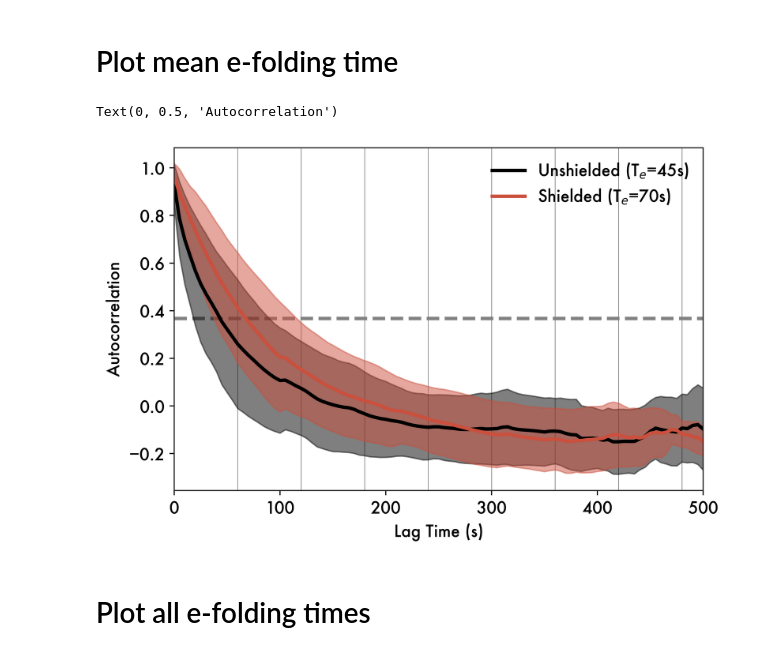
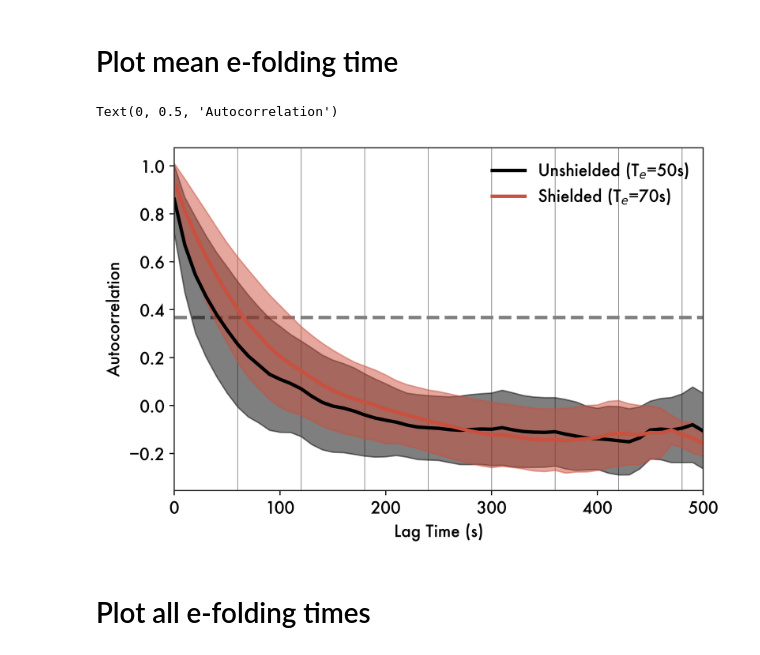
Before and after one commit to grleung/chimneylag, a Jupyter notebook: 01_calculate_timelag.ipynb, the cells around one changed output. Drawn from its saved outputs; the diff is of its cells as text; code cells hidden in the pictures.

```diff
--- a/01_calculate_timelag.ipynb
+++ b/01_calculate_timelag.ipynb
@@ -339,6 +361,8 @@ for t in log.index:
 log = log[(log.endtime - log.starttime) > dt.timedelta(minutes=1)]
 # %%
 log.to_csv(f"{dataPath}/stack_log.csv")
+# %%
+log = pd.read_csv(f"{dataPath}/stack_log.csv", parse_dates=True)
 # %% [markdown]
 # Calculate autocorrelation and efolding times
 # %%
@@ -383,7 +407,7 @@ for i in log.index[::-1]:
             df["Datetime"] = pd.to_datetime(df.Date + " " + df.Time)
 
             df = df[
-                (df.Datetime >= flt.startime) & (df.Datetime <= flt.endtime)
+                (df.Datetime >= flt.starttime) & (df.Datetime <= flt.endtime)
             ]
 
             df = df.set_index("Datetime")
@@ -483,6 +507,8 @@ for i in log.index[::-1]:
                 f"{figPath}/stack_autocorrelation/{flt.IOP}_{flt['Flight Number']}_{flt.Alt:.0f}.png"
             )
             plt.close("all")
+# %%
+log["Date"] = pd.to_datetime(log.Date)
 # %%
 un = []
 asp = []
@@ -512,7 +538,7 @@ for i in log.index:
             df["Datetime"] = pd.to_datetime(df.Date + " " + df.Time)
 
             df = df[
-                (df.Datetime >= flt.startime) & (df.Datetime <= flt.endtime)
+                (df.Datetime >= flt.starttime) & (df.Datetime <= flt.endtime)
             ]
 
             df = df.set_index("Datetime")
@@ -537,7 +563,7 @@ asp = pd.DataFrame(asp)
 # %% [markdown]
 # Plot mean e-folding time
 # %%
-dt = 5
+dt = 10
 
 for df, label, col in zip(
     [un, asp], ["Unshielded", "Shielded"], ["black", red]
@@ -546,37 +572,37 @@ for df, label, col in zip(
     df.index = df.index.set_names(["flight", "lagtime"])
     df = df.reset_index()
 
     plot = df.groupby(dt * (df.lagtime // dt))[0]
     plt.plot(
         plot.mean(),
         color=col,
         label=f"{label} (T$_e$={etime(plot.mean(),dt=dt):.0f}s)",
     )
 
     plt.fill_between(
-        plot.quantile(0.25).index,
-        plot.mean() - plot.std(),  # plot.quantile(0.25),
-        plot.mean() + plot.std(),  # plot.quantile(0.75),
+        plot.mean().index,
+        plot.mean() - plot.std(),
+        plot.mean() + plot.std(),
         color=col,
         alpha=0.5,
     )
 
 
 plt.legend(loc="upper right")
 
 plt.xlim(0, 500)
 
 plt.axhline(1 / np.e, ls="--", zorder=0, color="gray")
 
 
 for y in [60, 120, 180, 240, 300, 360, 420, 480]:
     plt.axvline(y, color="gray", zorder=0, lw=0.5)
 
 plt.xlabel("Lag Time (s)")
 plt.ylabel("Autocorrelation")
 # %% [output]
 Text(0, 0.5, 'Autocorrelation')
-[figure, old version]
+[figure, new version]
 # %% [markdown]
 # Plot all e-folding times
 # %%
```
Also changed, not shown: parts of 10 cells of this notebook, 1 other file.
